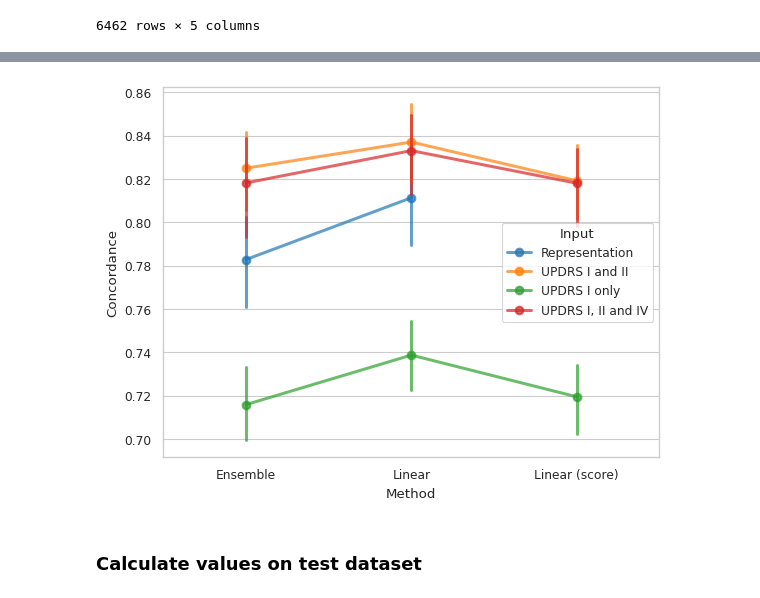
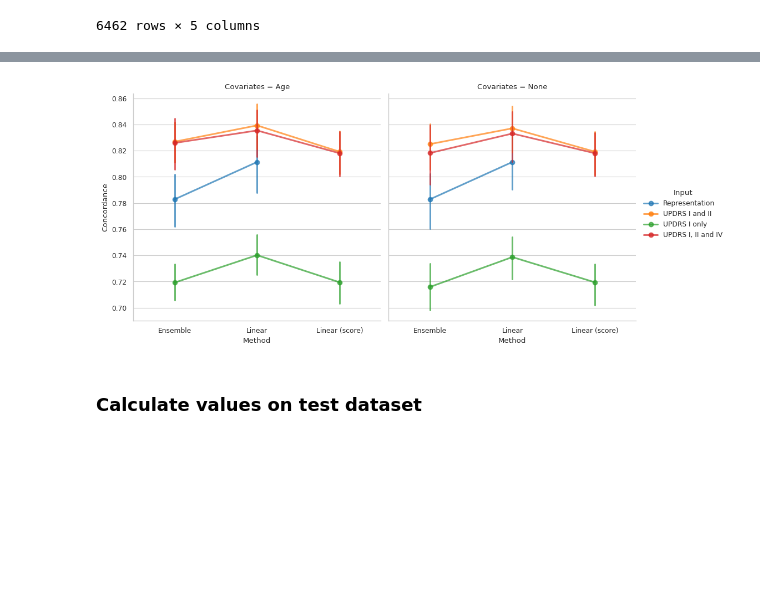
Before and after one commit to UKEIAM/de.uke.iam.parkinson.vae_longitudinal, a Jupyter notebook: src/vae.ipynb, the cells around one changed output, grey strips where cells are left out. Drawn from its saved outputs; the diff is of its cells as text; code cells hidden in the pictures; blank space fills up the shorter version.

```diff
--- a/src/vae.ipynb
+++ b/src/vae.ipynb
@@ -219,11 +219,12 @@ def calculate_predictions(
     columns_individual,
     columns_scores,
     input_type: str,
+    covariates: Sequence[str] = (),
 ) -> pd.DataFrame:
     # Identify those records that have complete data
-    complete_records = ~X_amp[columns_individual + columns_scores].isna().any(axis=1)
+    complete_records = ~X_amp[columns_individual + columns_scores + list(covariates)].isna().any(axis=1)
 
-    X = X_amp.loc[complete_records, columns_individual + columns_scores]
+    X = X_amp.loc[complete_records, columns_individual + columns_scores + list(covariates)]
     y = y_amp.loc[complete_records, "PDQ"].to_numpy()
     folds = RepeatedKFold(n_splits=10, n_repeats=1, random_state=42)
 
@@ -303,6 +304,7 @@ results_updrs_iv = calculate_predictions(
     ["UPDRS I", "UPDRS II", "UPDRS IV"],
     "UPDRS I, II and IV",
 )
-result = pd.concat(
+result_without_covariates = pd.concat(
     [results_updrs_i, results_updrs_ii, results_updrs_iv, representation_results]
 )
+result_without_covariates["Covariates"] = "None"
@@ -315,6 +359,7 @@ with sns.axes_style("whitegrid"):
         y="PDQ: Prediction",
         hue="Method",
         col="Input",
+        row="Covariates",
         alpha=0.5,
     )
     grid.set(xlim=(0, 100), ylim=(0, 100), aspect="equal")
@@ -355,29 +402,29 @@ with sns.axes_style("whitegrid"):
 # %%
 concordance_agg = []
-for (method, input_data), data in result.groupby(["Method", "Input"]):
+for (method, input_data, covariates), data in result.groupby(["Method", "Input", "Covariates"]):
     concordance = [
         float(
             concordance_corrcoef(
                 preds=torch.tensor(fold["PDQ: Prediction"].to_numpy()),
                 target=torch.tensor(fold["PDQ: Ground truth"].to_numpy()),
             )
         )
         for _, fold in data.groupby("Fold")
     ]
     concordance_agg.append(
         pd.DataFrame.from_dict(
-            {"Method": method, "Input": input_data, "Concordance": concordance}
+            {"Method": method, "Input": input_data, "Concordance": concordance, "Covariates": covariates}
         )
     )
 
 concordance_agg = pd.concat(concordance_agg)
 with sns.axes_style("whitegrid"):
     sns.set_context("paper")
-    sns.pointplot(
-        data=concordance_agg, x="Method", y="Concordance", hue="Input", alpha=0.7
+    sns.catplot(
+        data=concordance_agg, x="Method", y="Concordance", hue="Input", alpha=0.7, kind="point", col="Covariates"
     )
 # %% [output]
-[figure, old version]
+[figure, new version]
 # %% [markdown]
 ### Calculate values on test dataset
 # %%
```
Also changed, not shown: parts of 6 cells of this notebook.
